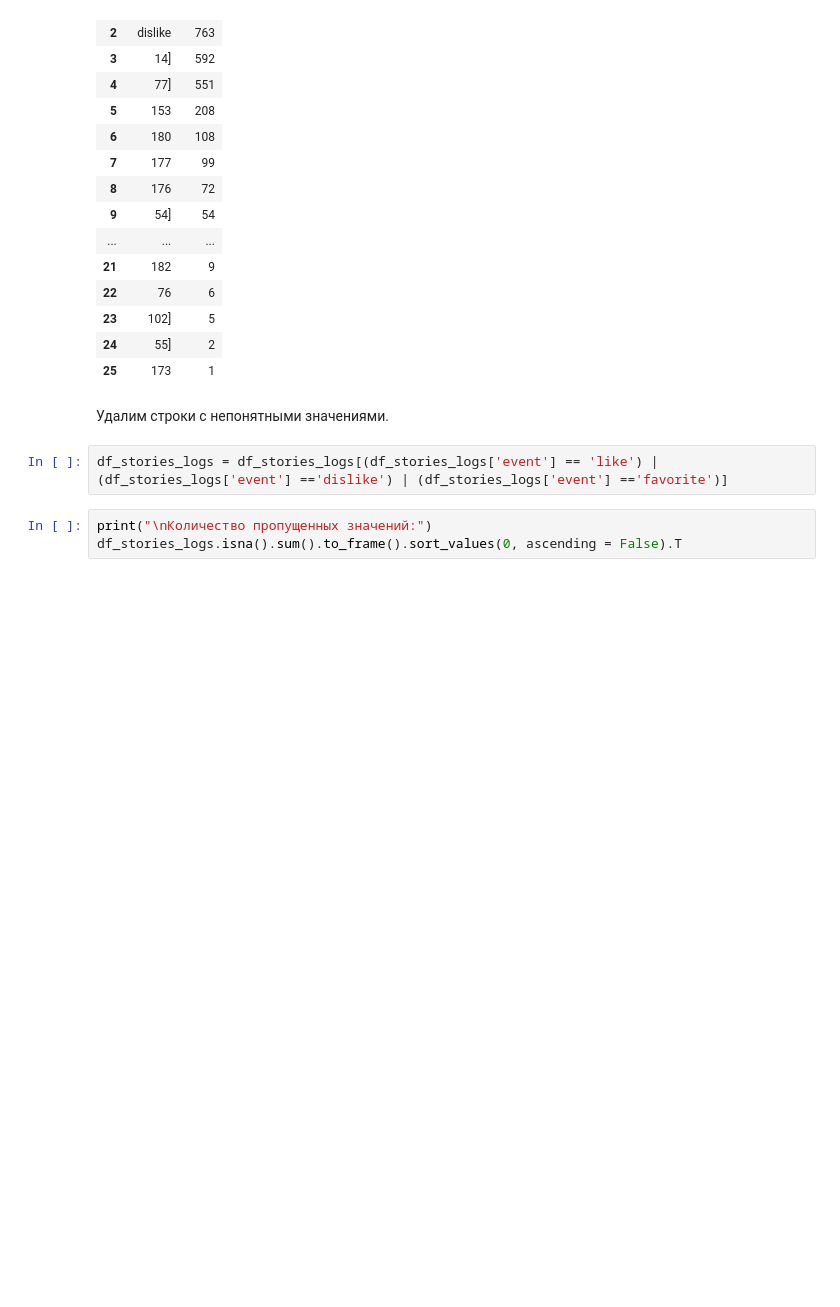
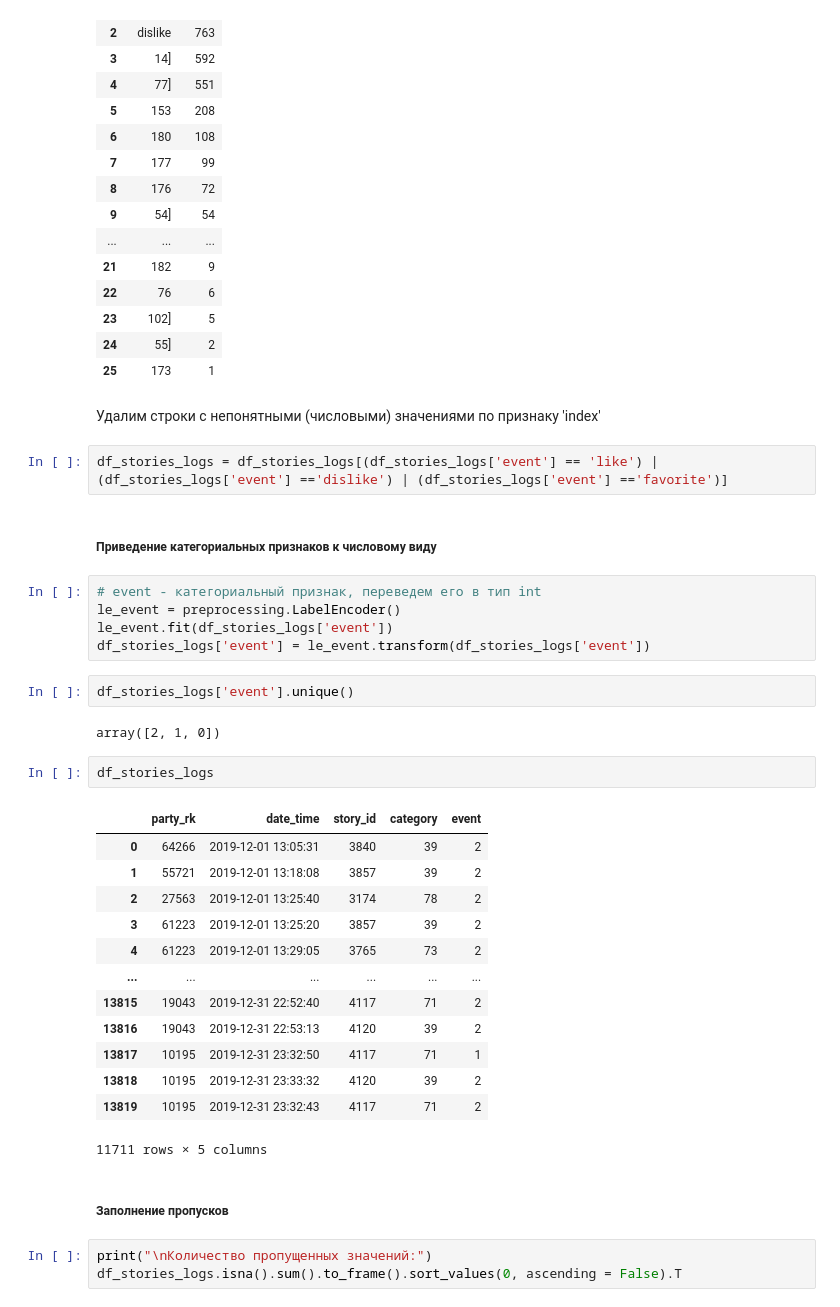
Before and after one commit to Stuksus/Hakaton_Finodays, a Jupyter notebook: temp_version.ipynb, the cells around one changed output. Drawn from its saved outputs; the diff is of its cells as text; blank space fills up the shorter version.

```diff
--- a/temp_version.ipynb
+++ b/temp_version.ipynb
@@ -564,9 +632,38 @@ df_stories_logs['event'].value_counts().reset_index()
 | 24 | 55] | 2 |
 | 25 | 173 | 1 |
 # %% [markdown]
-Удалим строки с непонятными значениями.
+Удалим строки с непонятными (числовыми) значениями по признаку 'index'
 # %%
 df_stories_logs = df_stories_logs[(df_stories_logs['event'] == 'like') | (df_stories_logs['event'] =='dislike') | (df_stories_logs['event'] =='favorite')]
+# %% [markdown]
+##### Приведение категориальных признаков к числовому виду <a class="anchor" id="ch2252"></a>
+# %%
+# event - категориальный признак, переведем его в тип int
+le_event = preprocessing.LabelEncoder()
+le_event.fit(df_stories_logs['event'])
+df_stories_logs['event'] = le_event.transform(df_stories_logs['event'])
+# %%
+df_stories_logs['event'].unique()
+# %% [output]
+array([2, 1, 0])
+# %%
+df_stories_logs
+# %% [output]
+|  | party_rk | date_time | story_id | category | event |
+| 0 | 64266 | 2019-12-01 13:05:31 | 3840 | 39 | 2 |
+| 1 | 55721 | 2019-12-01 13:18:08 | 3857 | 39 | 2 |
+| 2 | 27563 | 2019-12-01 13:25:40 | 3174 | 78 | 2 |
+| 3 | 61223 | 2019-12-01 13:25:20 | 3857 | 39 | 2 |
+| 4 | 61223 | 2019-12-01 13:29:05 | 3765 | 73 | 2 |
+| ... | ... | ... | ... | ... | ... |
+| 13815 | 19043 | 2019-12-31 22:52:40 | 4117 | 71 | 2 |
+| 13816 | 19043 | 2019-12-31 22:53:13 | 4120 | 39 | 2 |
+| 13817 | 10195 | 2019-12-31 23:32:50 | 4117 | 71 | 1 |
+| 13818 | 10195 | 2019-12-31 23:33:32 | 4120 | 39 | 2 |
+| 13819 | 10195 | 2019-12-31 23:32:43 | 4117 | 71 | 2 |
+11711 rows × 5 columns
+# %% [markdown]
+##### Заполнение пропусков <a class="anchor" id="ch2253"></a>
 # %%
 print("\nКоличество пропущенных значений:")
 df_stories_logs.isna().sum().to_frame().sort_values(0, ascending = False).T
```
Also changed, not shown: parts of 91 cells of this notebook.
